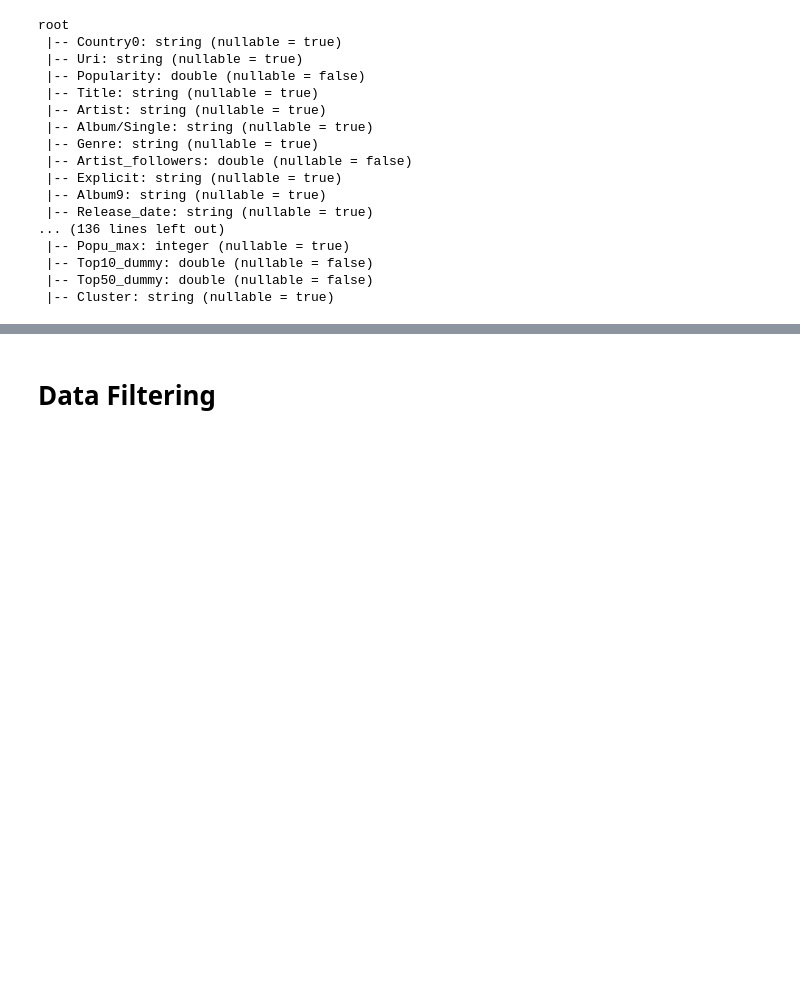
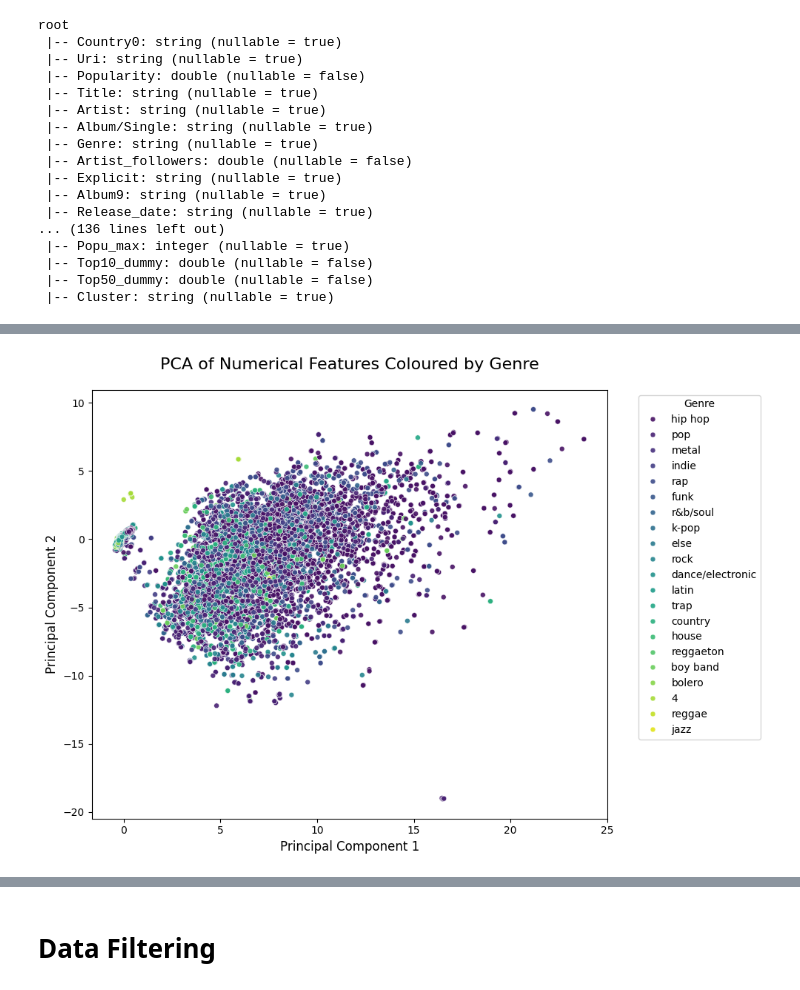
Before and after one commit to nathanbrz/Music_Analytics_and_Recommendation, a Jupyter notebook: code/FeatureReduction.ipynb, the cells around one changed output, grey strips where cells are left out. Cells and saved outputs as stored; diff of their text form; code cells hidden in the pictures; blank space fills up the shorter version.

```diff
--- a/code/FeatureReduction.ipynb
+++ b/code/FeatureReduction.ipynb
@@ -186,0 +325,48 @@ transformed_df = transformed_df.withColumn(
+# %%
+# Perform PCA analysis to visualize the high-dimensional data
+from pyspark.ml.feature import VectorAssembler, StandardScaler, PCA
+
+# Remove rows with nulls in numerical features (as required by VectorAssembler)
+pca_ready_df = filtered_df.dropna(subset=numerical_features)
+
+# Assemble features into a single vector column
+assembler = VectorAssembler(inputCols=numerical_features, outputCol="features_assembled")
+df_with_features = assembler.transform(pca_ready_df)
+
+# Scale the features
+scaler = StandardScaler(inputCol="features_assembled", outputCol="features_scaled")
+scaler_model = scaler.fit(df_with_features)
+df_scaled = scaler_model.transform(df_with_features)
+
+# Apply PCA to the scaled features
+pca = PCA(k=2, inputCol="features_scaled", outputCol="pca_features")
+pca_model = pca.fit(df_scaled)
+pca_result = pca_model.transform(df_scaled)
+
+# Convert PCA result to Pandas for visualization
+pandas_df = pca_result.select("pca_features", "Genre_new", 'positive', 'Explicit_true').toPandas()
+pandas_df[['PCA1', 'PCA2']] = pandas_df['pca_features'].apply(lambda x: list(x)).to_list()
+
+# Create a scatter plot for PCA results
+plt.figure(figsize=(10, 7))
+sns.scatterplot(
+    x="PCA1",
+    y="PCA2",
+    hue="Genre_new",  # Color by Genre_new
+    data=pandas_df,
+    palette="viridis",
+    s=25,  # Point size
+    alpha=0.9  # Transparency
+)
+
+# Add labels and title
+plt.title("PCA of Numerical Features Coloured by Genre", fontsize=16, pad=20)
+plt.xlabel("Principal Component 1", fontsize=12)
+plt.ylabel("Principal Component 2", fontsize=12)
+
+# Add legend and layout adjustments
+plt.legend(title="Genre", bbox_to_anchor=(1.05, 1), loc='upper left')
+plt.tight_layout()
+plt.show()
+# %% [output]
+[figure, added]
```
Also changed, not shown: parts of 20 cells of this notebook.
